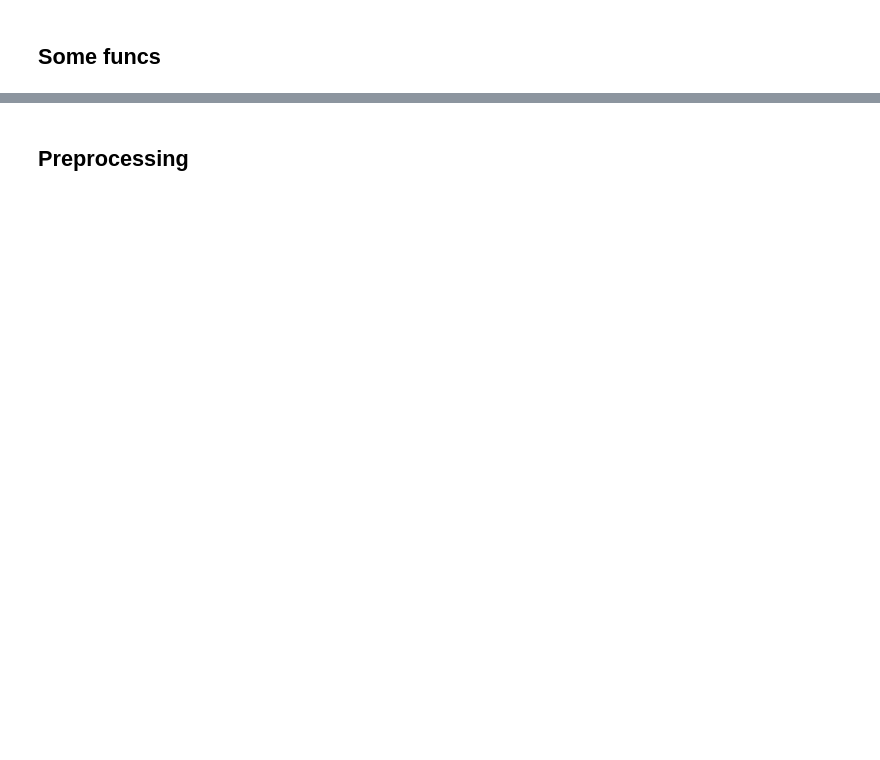
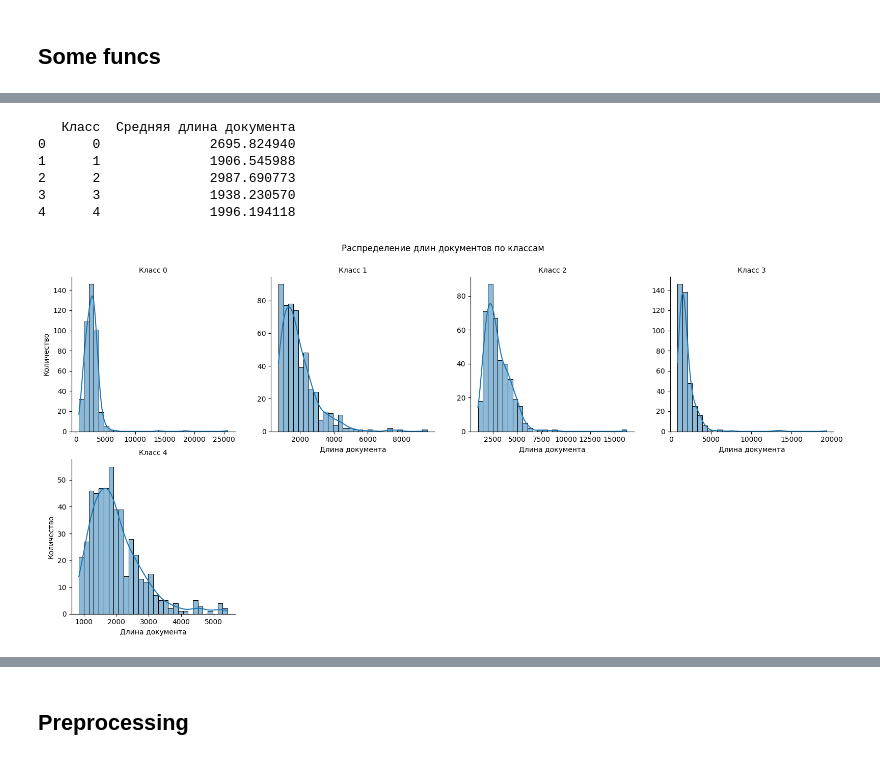
Before and after one commit to IvanovMaxim2000/diploma_MAI_2024, a Jupyter notebook: diploma_2024_MAI.ipynb, the cells around one changed output, grey strips where cells are left out. Cells and saved outputs as stored; diff of their text form; code cells hidden in the pictures; blank space fills up the shorter version.

```diff
--- a/diploma_2024_MAI.ipynb
+++ b/diploma_2024_MAI.ipynb
@@ -241,0 +301,26 @@ df = pd.read_csv('df_file.csv')
+# %%
+average_lengths = df.groupby('Label')['length'].mean().reset_index()
+
+average_lengths.columns = ['Класс', 'Средняя длина документа']
+
+# Вывод результатов
+print(average_lengths)
+# %% [output]
+   Класс  Средняя длина документа
+0      0              2695.824940
+1      1              1906.545988
+2      2              2987.690773
+3      3              1938.230570
+4      4              1996.194118
+# %%
+g = sns.FacetGrid(df, col='Label', col_wrap=4, height=4, sharex=False, sharey=False)
+g.map(sns.histplot, 'length', bins=30, kde=True)
+
+g.set_axis_labels('Длина документа', 'Количество')
+g.set_titles('Класс {col_name}')
+plt.subplots_adjust(top=0.9)
+g.fig.suptitle('Распределение длин документов по классам')
+
+plt.show()
+# %% [output]
+[figure, added]
```
Also changed, not shown: parts of 47 cells of this notebook.
